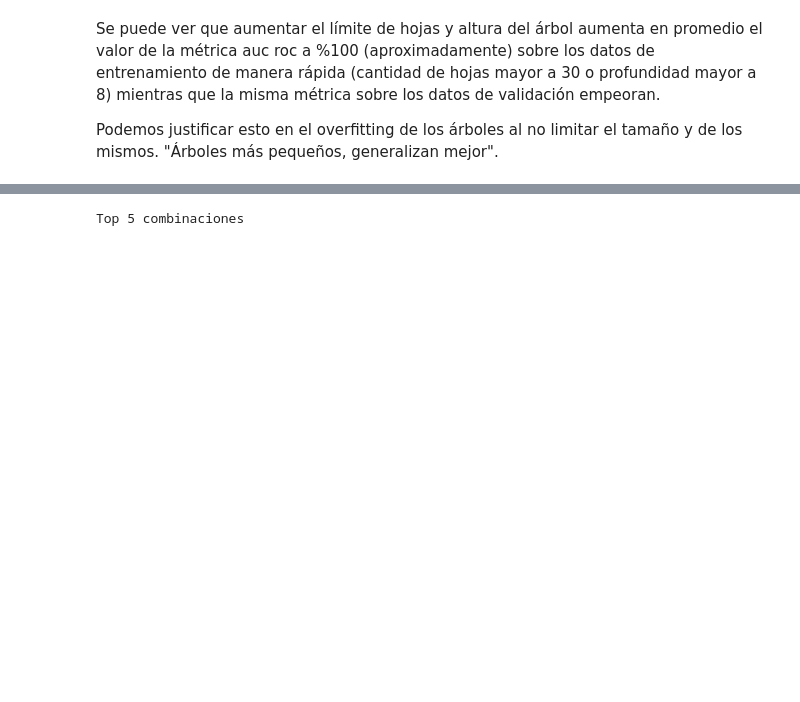
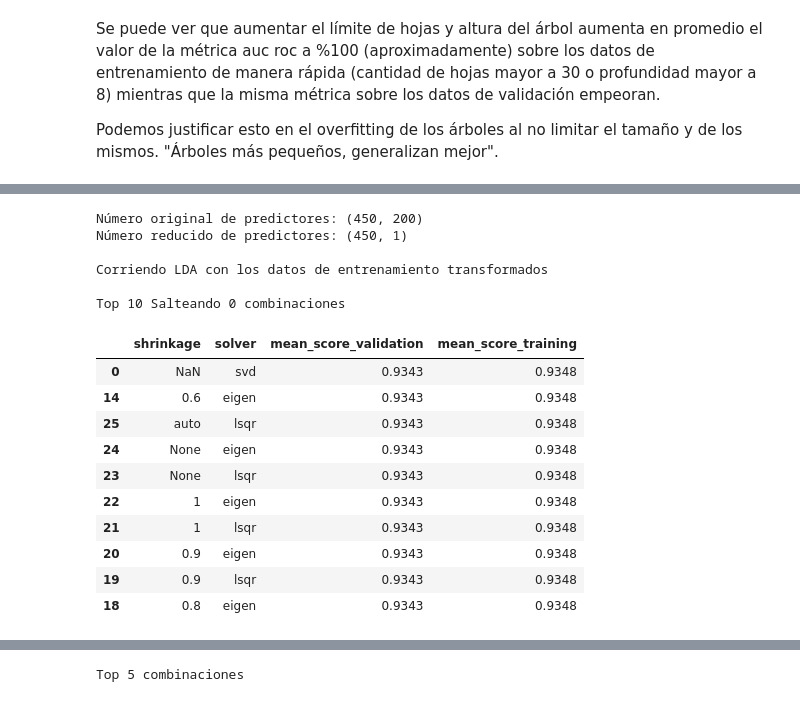
Before and after one commit to BrianBohe/aa-notebooks, a Jupyter notebook: TP1/TP1.ipynb, the cells around one changed output, grey strips where cells are left out. Saved outputs shown, nothing was run; the diff lists cells and outputs as text; code cells hidden in the pictures; blank space fills up the shorter version.

```diff
--- a/TP1/TP1.ipynb
+++ b/TP1/TP1.ipynb
@@ -594,0 +742,64 @@ Top 5 combinaciones
+# %%
+def contruct_lda_classifier_from_parameters(lda_paramaters, _X_train, _Y_train, n_components=None):
+    solver = lda_paramaters['solver']
+    shrinkage = lda_paramaters['shrinkage']
+
+    return LinearDiscriminantAnalysis(
+            solver=solver,
+            shrinkage= None if shrinkage is None or np.isnan(shrinkage) else float(shrinkage),
+            n_components=n_components
+    ).fit(_X_train, _Y_train)
+
+def build_data_frame_from_grid_with_top(grid_lda, top=10, skip=0):
+    lda_df = pd.DataFrame(grid_lda.cv_results_['params'])
+    lda_df["mean_score_validation"] = grid_lda.cv_results_["mean_test_score"]
+    lda_df["mean_score_training"] = grid_lda.cv_results_["mean_train_score"]
+    return lda_df.sort_values(by="mean_score_validation", ascending=False).head(top+skip).tail(top)
+
+def get_transformed_input(_grid_lda, _X_train, _Y_train):
+    _lda_X_transformed = None
+    for index, parameter_comnbination in build_data_frame_from_grid_with_top(_grid_lda, 20).iterrows():
+        if parameter_comnbination['solver'] == 'lsqr':
+            continue
+        _lda_classifier = contruct_lda_classifier_from_parameters(
+            parameter_comnbination, _X_train, _Y_train, n_components=1
+        )
+        _lda_classifier.fit(_X_train, _Y_train)
+        _lda_X_transformed = _lda_classifier.transform(_X_train)
+        break
+
+    print('Número original de predictores:', _X_train.shape)
+    print('Número reducido de predictores:', _lda_X_transformed.shape)
+
+    return _lda_X_transformed
+
+def transform_X_train_and_re_run_grid(grid_lda, _X_train, _Y_train):
+    _X_train_lda = get_transformed_input(grid_lda, X_train_np, Y_train_np)
+    return _X_train_lda, linear_discriminant_analysis_grid_search_parametrization(_X_train_lda, _Y_train)
+
+
+X_train_transformed, _grid_lda_with_transformed = transform_X_train_and_re_run_grid(
+    grid_lda, X_train_np, Y_train_np
+)
+
+print('\nCorriendo LDA con los datos de entrenamiento transformados\n')
+
+top_results(_grid_lda_with_transformed, 10)
+# %% [output]
+Número original de predictores: (450, 200)
+Número reducido de predictores: (450, 1)
+
+Corriendo LDA con los datos de entrenamiento transformados
+
+Top 10 Salteando 0 combinaciones
+|  | shrinkage | solver | mean_score_validation | mean_score_training |
+| 0 | NaN | svd | 0.9343 | 0.9348 |
+| 14 | 0.6 | eigen | 0.9343 | 0.9348 |
+| 25 | auto | lsqr | 0.9343 | 0.9348 |
+| 24 | None | eigen | 0.9343 | 0.9348 |
+| 23 | None | lsqr | 0.9343 | 0.9348 |
+| 22 | 1 | eigen | 0.9343 | 0.9348 |
+| 21 | 1 | lsqr | 0.9343 | 0.9348 |
+| 20 | 0.9 | eigen | 0.9343 | 0.9348 |
+| 19 | 0.9 | lsqr | 0.9343 | 0.9348 |
+| 18 | 0.8 | eigen | 0.9343 | 0.9348 |
```
Also changed, not shown: parts of 29 cells of this notebook.
